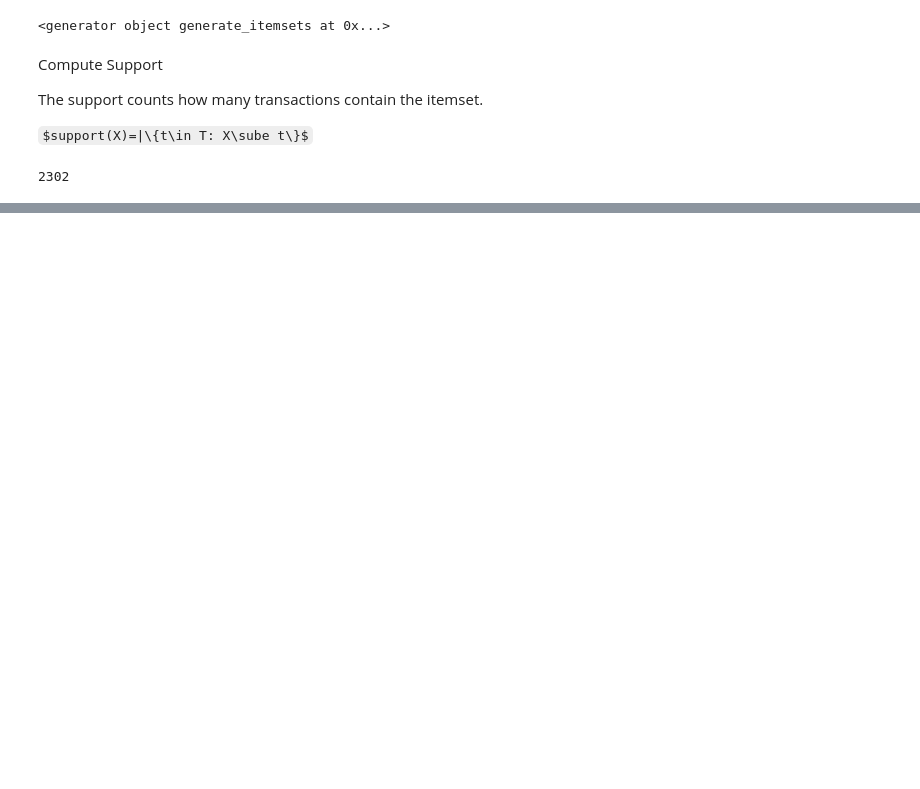
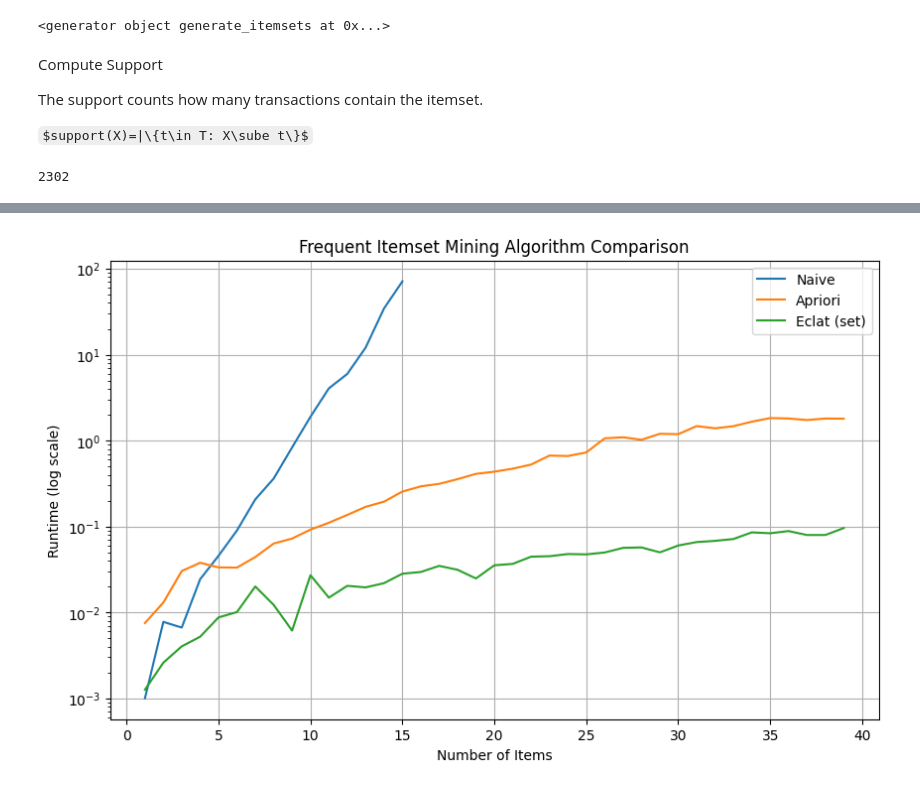
Before and after one commit to IagoNat/Descriptive-Learning, a Jupyter notebook: 00_Item_Set_Mining.ipynb, the cells around one changed output, grey strips where cells are left out. Drawn from its saved outputs; the diff is of its cells as text; code cells hidden in the pictures; some formulas as TeX source; blank space fills up the shorter version.

```diff
--- a/00_Item_Set_Mining.ipynb
+++ b/00_Item_Set_Mining.ipynb
@@ -293,0 +571,11 @@ plt.show()
+# %%
+# Build vertical format
+
+def build_vertical(transactions):
+  vertical = {}
+
+  for tid, t in enumerate(transactions):
+    for item in t:
+      vertical.setdefault(item, set()).add(tid)
+
+  return vertical
@@ -293,0 +635,10 @@ plt.show()
+# %%
+def eclat_wrapper(transactions, minsup):
+    run_eclat(transactions, minsup)
+# %%
+run_times_eclat = benchmark_algorithm(
+    df,
+    eclat_wrapper,
+    minsup=1000,
+    item_range=range(1,40)
+)
@@ -293,0 +663,20 @@ plt.show()
+# %%
+n3, t3 = zip(*run_times_eclat)
+
+plt.figure(figsize=(10,6))
+
+plt.plot(n1, t1, label="Naive")
+plt.plot(n2, t2, label="Apriori")
+plt.plot(n3, t3, label="Eclat (set)")
+
+plt.yscale("log")
+
+plt.xlabel("Number of Items")
+plt.ylabel("Runtime (log scale)")
+plt.title("Frequent Itemset Mining Algorithm Comparison")
+
+plt.legend()
+plt.grid(True)
+plt.show()
+# %% [output]
+[figure, added]
```
Also changed, not shown: parts of 58 cells of this notebook, 8 other files.
